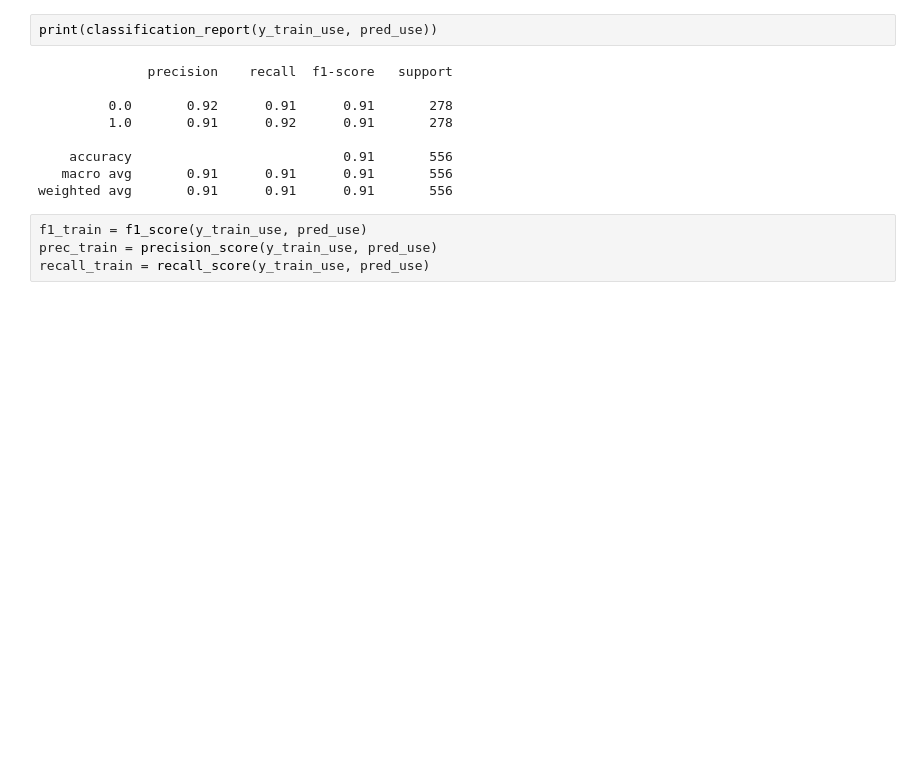
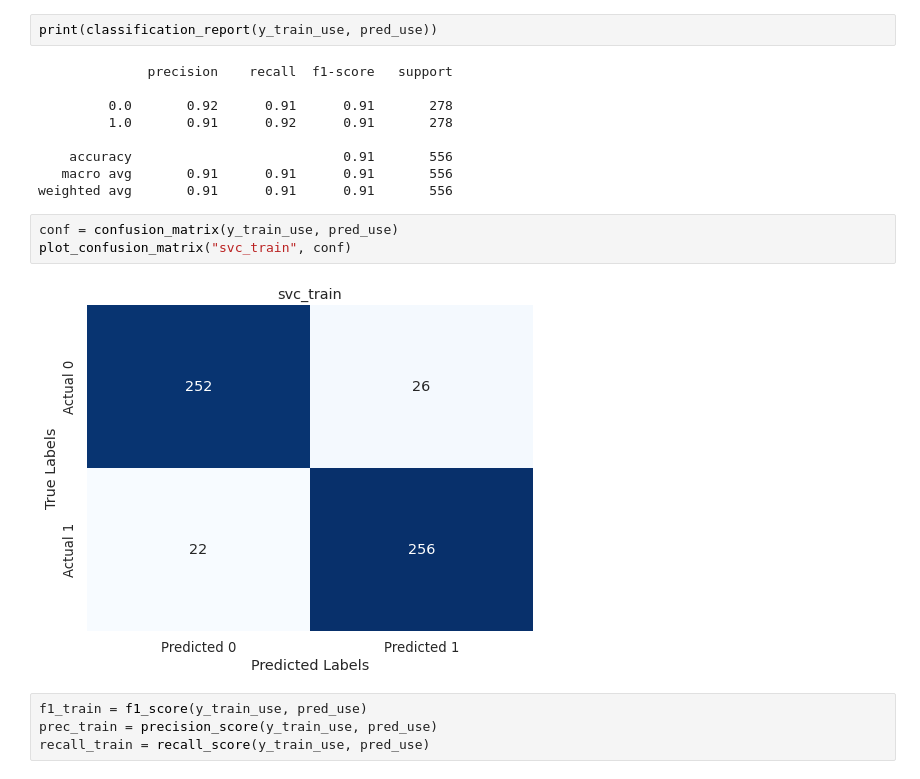
Before and after one commit to MUbarak123-56/qml-research, a Jupyter notebook: predictive_maintenance/code/svc.ipynb, the cells around one changed output. Drawn from its saved outputs; the diff is of its cells as text; blank space fills up the shorter version.

```diff
--- a/predictive_maintenance/code/svc.ipynb
+++ b/predictive_maintenance/code/svc.ipynb
@@ -160,6 +159,11 @@ print(classification_report(y_train_use, pred_use))
     accuracy                           0.91       556
    macro avg       0.91      0.91      0.91       556
 weighted avg       0.91      0.91      0.91       556
+# %%
+conf = confusion_matrix(y_train_use, pred_use)
+plot_confusion_matrix("svc_train", conf)
+# %% [output]
+[figure, added]
 # %%
 f1_train = f1_score(y_train_use, pred_use)
 prec_train = precision_score(y_train_use, pred_use)
```
Also changed, not shown: parts of 1 cell of this notebook, 2 other files.
